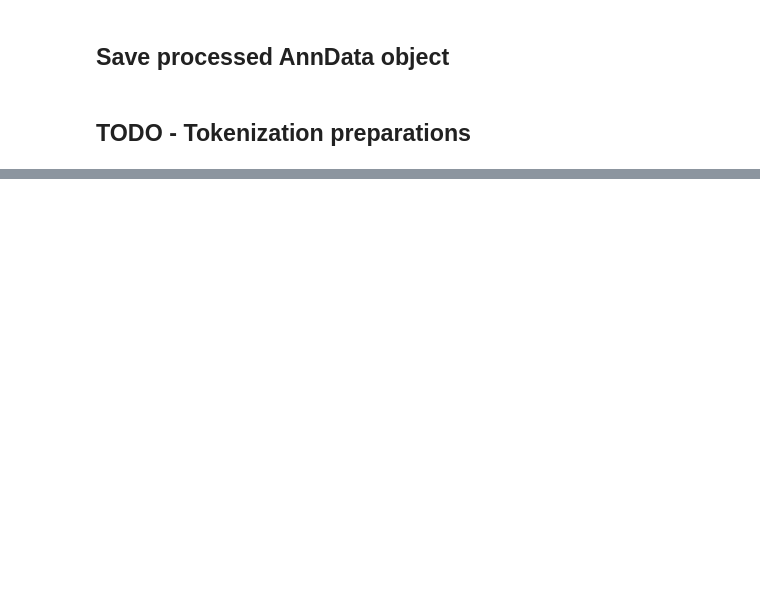
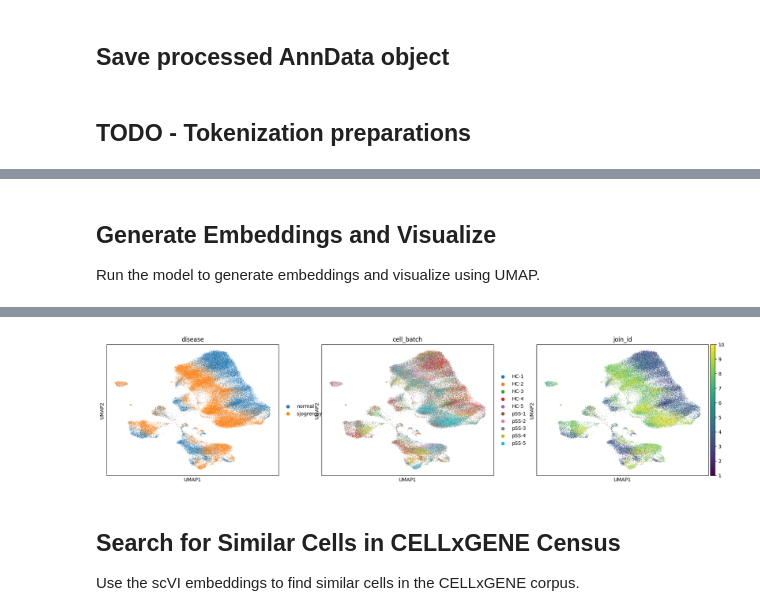
Before and after one commit to aumchampaneri/complement-receptor-blockade, a Jupyter notebook: local-notebooks/sjogrens-pbmc.ipynb, the cells around one changed output, grey strips where cells are left out. Saved outputs shown, nothing was run; the diff lists cells and outputs as text; code cells hidden in the pictures; blank space fills up the shorter version.

```diff
--- a/local-notebooks/sjogrens-pbmc.ipynb
+++ b/local-notebooks/sjogrens-pbmc.ipynb
@@ -99,13 +99,25 @@ patient_ids = adata.obs['cell_batch'].str.extract(r'-(\d+)$')[0]
 # Assign disease column
 adata.obs['disease'] = disease_labels
 
-# Create a mapping from (disease, patient_id) to a unique patient number (1-10)
+# Set HC in disease column to 'normal'
+adata.obs.loc[adata.obs['disease'] == 'HC', 'disease'] = 'normal'
+
+# Set pSS in disease column to 'sjogren syndrome'
+adata.obs.loc[adata.obs['disease'] == 'pSS', 'disease'] = 'sjogren syndrome'
+
+# Create a mapping from (disease, patient_id) to a unique join_id number (1-10)
 unique_patients = adata.obs[['disease', 'cell_batch']].drop_duplicates()
-unique_patients['patient'] = range(1, len(unique_patients) + 1)
+unique_patients['join_id'] = range(1, len(unique_patients) + 1)
 
 # Merge back to obs to assign patient numbers
-adata.obs = adata.obs.merge(unique_patients[['cell_batch', 'patient']], left_on='cell_batch', right_on='cell_batch', how='left')
+adata.obs = adata.obs.merge(unique_patients[['cell_batch', 'join_id']], left_on='cell_batch', right_on='cell_batch', how='left')
+
+# Add count data
+adata.obs["n_counts"] = adata.X.sum(axis=1)
+
+# Add unassigned batch data
+adata.obs["batch"] = "unassigned"
 
 # Preview the new columns
-print(adata.obs[['cell_batch', 'disease', 'patient']].head())
+print(adata.obs[['cell_batch', 'disease', 'join_id']].head())
 # %% [output]
@@ -139,0 +211,16 @@ adata.write_h5ad(f"{PDIR}/sjogrens-pbmc/input-data/sjogrens-pbmc_prepared.h5ad")
+# %% [markdown]
+## Generate Embeddings and Visualize
+
+Run the model to generate embeddings and visualize using UMAP.
+# %%
+# Set var index to Ensembl IDs for scVI compatibility
+adata.var.set_index("ensembl_id", inplace=True)
+# %%
+# Align and run model inference
+sc.pp.normalize_total(adata, target_sum=1e4)
+sc.pp.log1p(adata)
+sc.pp.neighbors(adata, n_neighbors=20, use_rep="scvi")
+umap_scvi = sc.tl.umap(adata, copy=True, n_components=2)
+adata.obsm['X_umap_scvi'] = umap_scvi.obsm['X_umap']
+sc.pl.umap(umap_scvi, color=["disease", "cell_batch", "join_id"])
+# %% [output]
@@ -139,0 +228,5 @@ adata.write_h5ad(f"{PDIR}/sjogrens-pbmc/input-data/sjogrens-pbmc_prepared.h5ad")
+[figure, added]
+# %% [markdown]
+## Search for Similar Cells in CELLxGENE Census
+
+Use the scVI embeddings to find similar cells in the CELLxGENE corpus.
```
Also changed, not shown: parts of 13 cells of this notebook, 1 other file.
